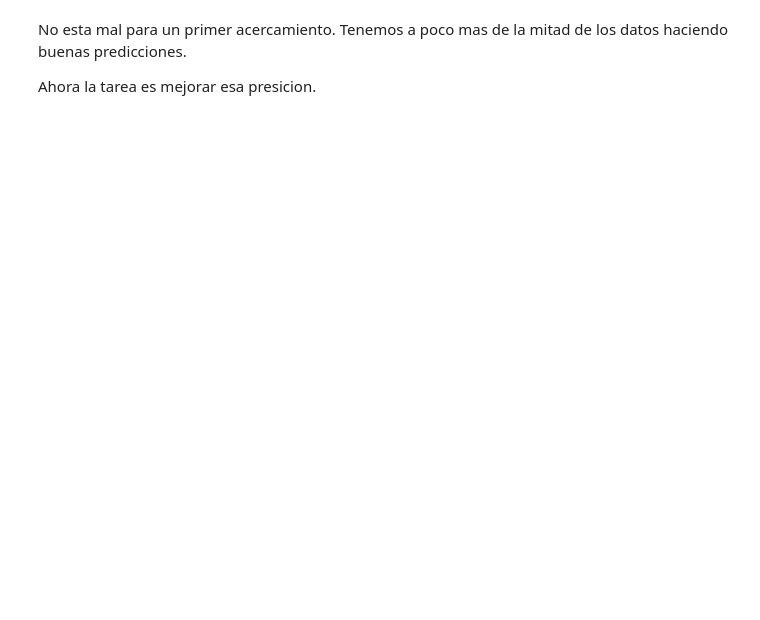
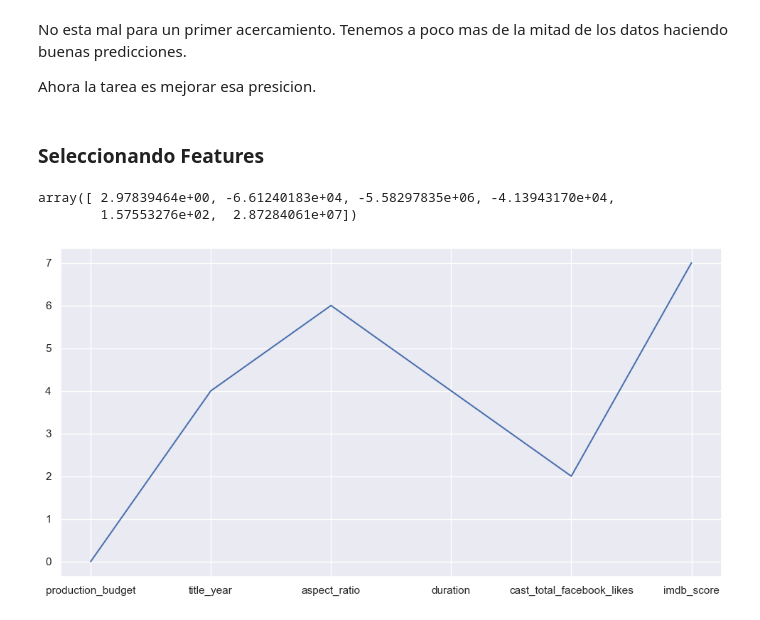
Before and after one commit to dLeandroT/ML_aplicado_recordando, a Jupyter notebook: notebooks/2_Modelado.ipynb, the cells around one changed output. Saved outputs shown, nothing was run; the diff lists cells and outputs as text; code cells hidden in the pictures; blank space fills up the shorter version.

```diff
--- a/notebooks/2_Modelado.ipynb
+++ b/notebooks/2_Modelado.ipynb
@@ -120,3 +124,18 @@ No esta mal para un primer acercamiento.
 Tenemos a poco mas de la mitad de los datos haciendo buenas predicciones.
 
 Ahora la tarea es mejorar esa presicion.
+# %% [markdown]
+### Seleccionando Features
+# %%
+model.coef_
+# %% [output]
+array([ 2.97839464e+00, -6.61240183e+04, -5.58297835e+06, -4.13943170e+04,
+        1.57553276e+02,  2.87284061e+07])
+# %%
+var = np.floor(np.log10(np.abs(model.coef_)))
+# %%
+plt.figure(figsize=(12,6))
+sns.lineplot(var)
+plt.xticks(np.arange(6), list(X.columns));
+# %% [output]
+[figure, added]
```
Also changed, not shown: parts of 13 cells of this notebook.
